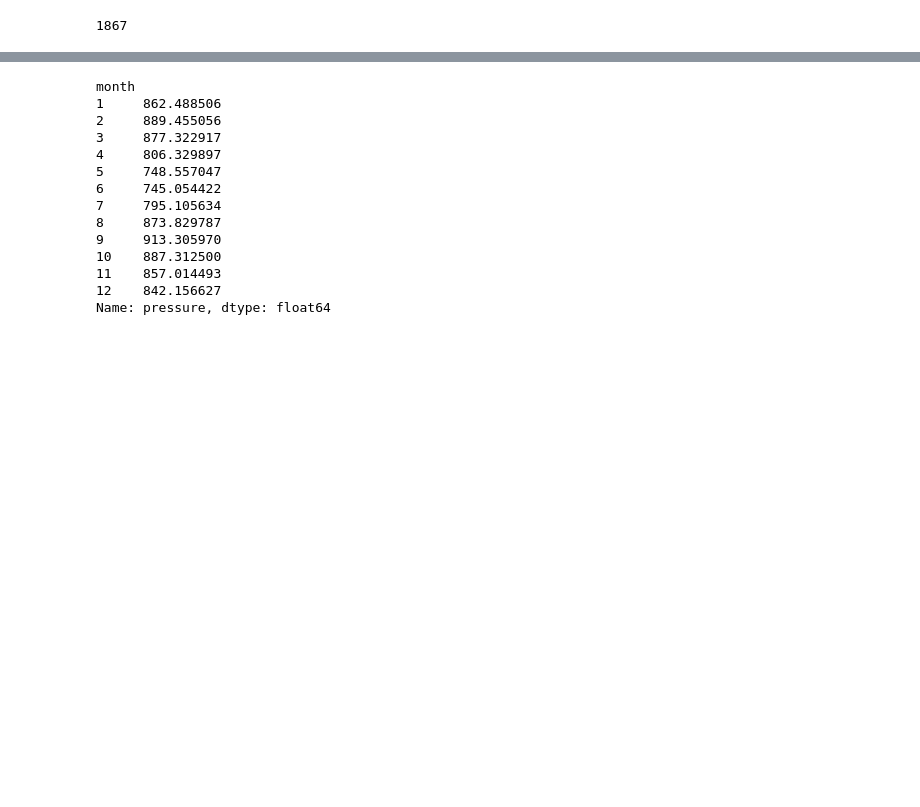
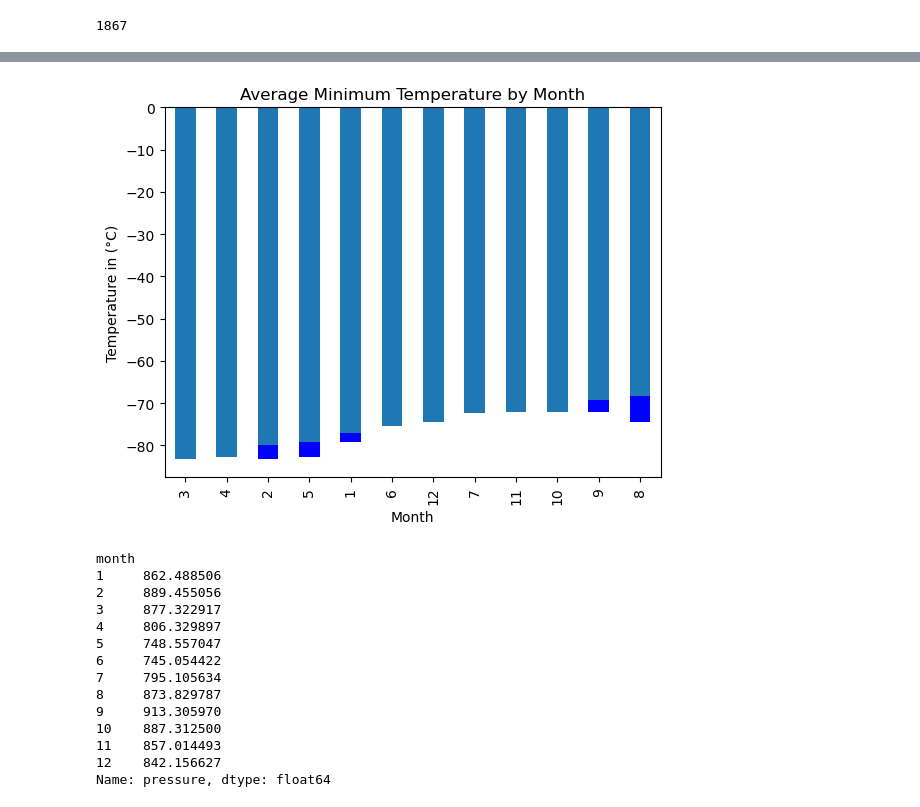
Before and after one commit to TheuriM/Data-Collection-_Challenge, a Jupyter notebook: Mars/part_2_mars_weather.ipynb, the cells around one changed output, grey strips where cells are left out. Saved outputs shown, nothing was run; the diff lists cells and outputs as text; code cells hidden in the pictures; blank space fills up the shorter version.

```diff
--- a/Mars/part_2_mars_weather.ipynb
+++ b/Mars/part_2_mars_weather.ipynb
@@ -162,2 +195,16 @@ Name: min_temp, dtype: float64
+# %%
+# Identifying the coldest and hottest months in Curiosity's location by sorting the previous graph
+hot_cold = avg_low.sort_values()
+hot_cold
+
+fig, ax = plt.subplots()
+avg_low.plot.bar(ax=ax,  color='blue')
+hot_cold.plot.bar(ax=ax)
+ax.set_title('Average Minimum Temperature by Month')
+ax.set_xlabel("Month")
+ax.set_ylabel("Temperature in (°C)")
+plt.show()
+# %% [output]
+[figure, added]
 # %%
 # 4. What is the average pressure by month?
```
Also changed, not shown: parts of 19 cells of this notebook, 1 other file.
